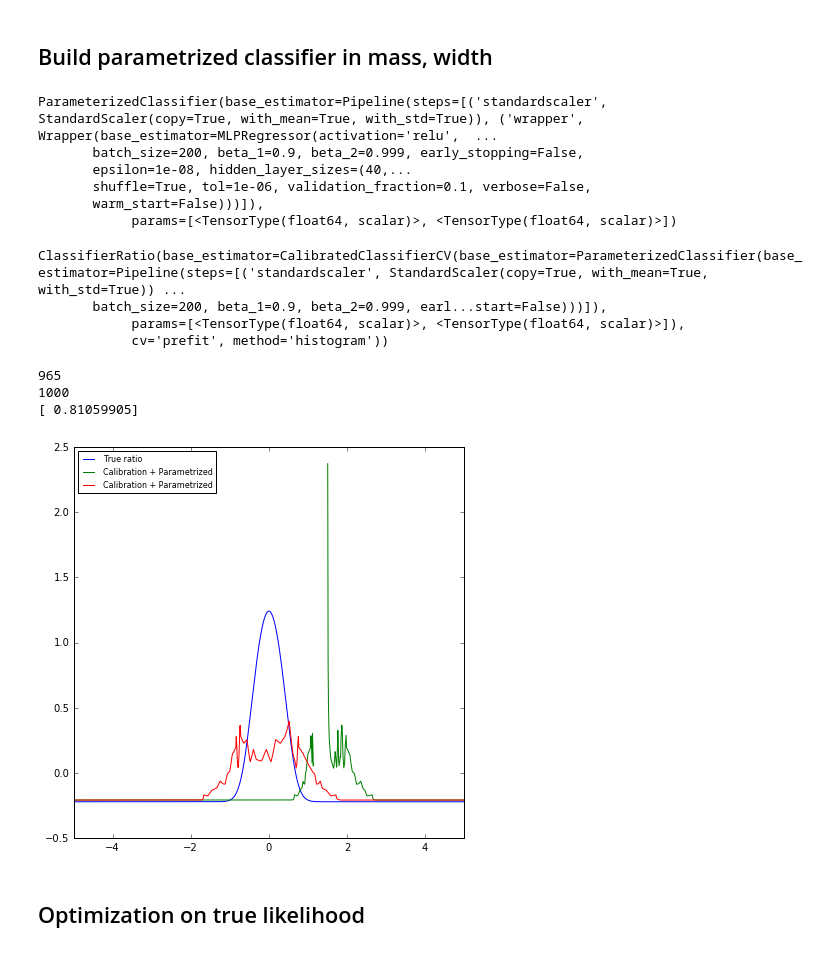
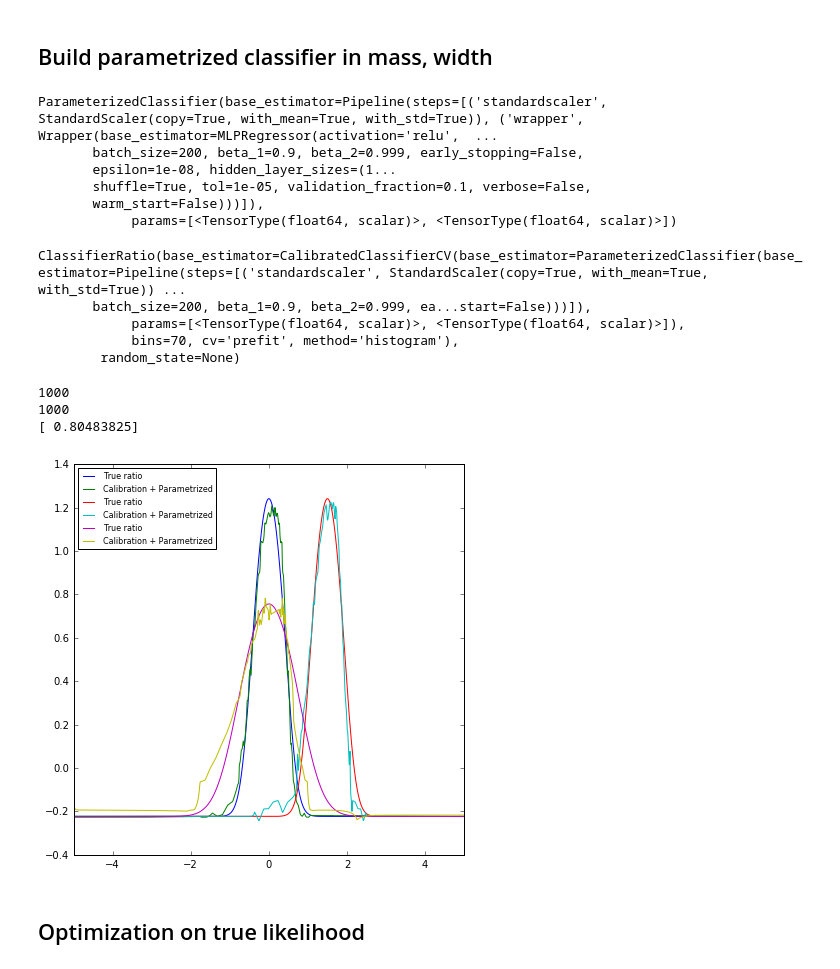
Before and after one commit to cranmer/carl-notebooks, a Jupyter notebook: Gaussian on flat background.ipynb, the cells around one changed output. Saved outputs shown, nothing was run; the diff lists cells and outputs as text; code cells hidden in the pictures.

```diff
--- a/Gaussian on flat background.ipynb
+++ b/Gaussian on flat background.ipynb
@@ -118,23 +126,25 @@ from sklearn.preprocessing import StandardScaler
 X, y = make_parameterized_classification(
     p0, p1,
     n_train_samples,
-    [(mass, np.linspace(-4, 4, num=10)),
-     (width, np.linspace(0.001, 2, num=10))])
+    [(mass, np.linspace(-2, 2, num=20)),
+     (width, np.linspace(0.001, 2, num=20))])
+
+clf_base = MLPRegressor(tol=1e-05, activation="relu",
+                   hidden_layer_sizes=(10, 10), learning_rate_init=1e-07,
+                   learning_rate="constant", algorithm="l-bfgs", random_state=1,
+                   max_iter=75)
 
 # Train parameterized classifier
 clf = ParameterizedClassifier(
     make_pipeline(StandardScaler(),
-                  as_classifier(MLPRegressor(learning_rate="adaptive",
-                                             hidden_layer_sizes=(40, 40),
-                                             tol=1e-6,
-                                             random_state=1))),
+                  as_classifier(clf_base)),
     [mass, width])
 clf.fit(X, y)
 # %% [output]
 ParameterizedClassifier(base_estimator=Pipeline(steps=[('standardscaler', StandardScaler(copy=True, with_mean=True, with_std=True)), ('wrapper', Wrapper(base_estimator=MLPRegressor(activation='relu',  ...
        batch_size=200, beta_1=0.9, beta_2=0.999, early_stopping=False,
-       epsilon=1e-08, hidden_layer_sizes=(40,...
-       shuffle=True, tol=1e-06, validation_fraction=0.1, verbose=False,
+       epsilon=1e-08, hidden_layer_sizes=(1...
+       shuffle=True, tol=1e-05, validation_fraction=0.1, verbose=False,
        warm_start=False)))]),
             params=[<TensorType(float64, scalar)>, <TensorType(float64, scalar)>])
 # %%
@@ -142,50 +152,53 @@ ParameterizedClassifier(base_estimator=Pipeline(steps=[('standardscaler', Standa
 cc_parametrized_ratio = ClassifierRatio(CalibratedClassifierCV(
     base_estimator=clf,
     cv="prefit",  # keep the pre-trained classifier
-    method="histogram"))
-cc_parametrized_ratio.fit(numerator=p0, denominator=p1, n_samples=500000)
+    method="histogram", bins=70))
+cc_parametrized_ratio.fit(numerator=p0, denominator=p1, n_samples=n_calibration_samples)
 # %% [output]
 ClassifierRatio(base_estimator=CalibratedClassifierCV(base_estimator=ParameterizedClassifier(base_estimator=Pipeline(steps=[('standardscaler', StandardScaler(copy=True, with_mean=True, with_std=True)) ...
-       batch_size=200, beta_1=0.9, beta_2=0.999, earl...start=False)))]),
+       batch_size=200, beta_1=0.9, beta_2=0.999, ea...start=False)))]),
             params=[<TensorType(float64, scalar)>, <TensorType(float64, scalar)>]),
-            cv='prefit', method='histogram'))
+            bins=70, cv='prefit', method='histogram'),
+        random_state=None)
 # %%
 mass.set_value(true_mass)
 width.set_value(true_width)
+cc_parametrized_ratio.fit(numerator=p0, denominator=p1, n_samples=n_calibration_samples)
 plt.plot(reals, -p0.nnlf(reals.reshape(-1, 1))
                 +p1.nnlf(reals.reshape(-1, 1)), label="True ratio")
+plt.plot(reals, cc_parametrized_ratio.predict(reals.reshape(-1, 1), log=True), label="Calibration + Parametrized")
 
-#plt.plot(reals, cc_none.predict(reals.reshape(-1, 1), log=True), label="No calibration")
-#plt.plot(reals, cc_direct.predict(reals.reshape(-1, 1), log=True), label="Calibration")
-#plt.plot(reals, cc_decomposed.predict(reals.reshape(-1, 1), log=True), label="Calibration + Decomposition")
-#plt.plot(reals, cc_parametrized_ratio.predict(reals.reshape(-1, 1), log=True), label="Calibration + Parametrized")
 
 mass.set_value(1.5)
 width.set_value(true_width)
-
+cc_parametrized_ratio.fit(numerator=p0, denominator=p1, n_samples=n_calibration_samples)
+plt.plot(reals, -p0.nnlf(reals.reshape(-1, 1))
+                +p1.nnlf(reals.reshape(-1, 1)), label="True ratio")
 plt.plot(reals, cc_parametrized_ratio.predict(reals.reshape(-1, 1), log=True), label="Calibration + Parametrized")
 
 print(np.sum(np.isfinite(cc_parametrized_ratio.predict(reals.reshape(-1, 1), log=True))))
 
 
 mass.set_value(true_mass)
 width.set_value(true_width*2)
-
+cc_parametrized_ratio.fit(numerator=p0, denominator=p1, n_samples=n_calibration_samples)
+plt.plot(reals, -p0.nnlf(reals.reshape(-1, 1))
+                +p1.nnlf(reals.reshape(-1, 1)), label="True ratio")
 plt.plot(reals, cc_parametrized_ratio.predict(reals.reshape(-1, 1), log=True), label="Calibration + Parametrized")
 
 print(np.sum(np.isfinite(cc_parametrized_ratio.predict(reals.reshape(-1, 1), log=True))))
 
 
 print(cc_parametrized_ratio.predict(reals.reshape(-1, 1).max()))
 plt.xlim(-5, 5)
 #plt.ylim(-0.5, 0.5)
 plt.legend(loc="best", prop={'size': 8})
 plt.show()
 # %% [output]
-965
 1000
-[ 0.81059905]
+1000
+[ 0.80483825]
-[figure, old version]
+[figure, new version]
 # %% [markdown]
 ## Optimization on true likelihood
 # %%
```
Also changed, not shown: parts of 13 cells of this notebook.
